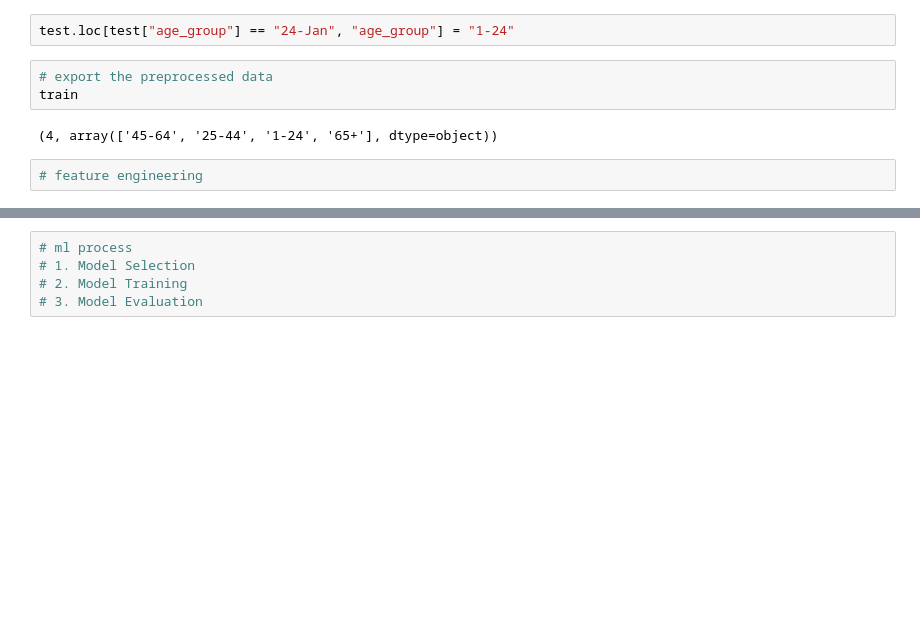
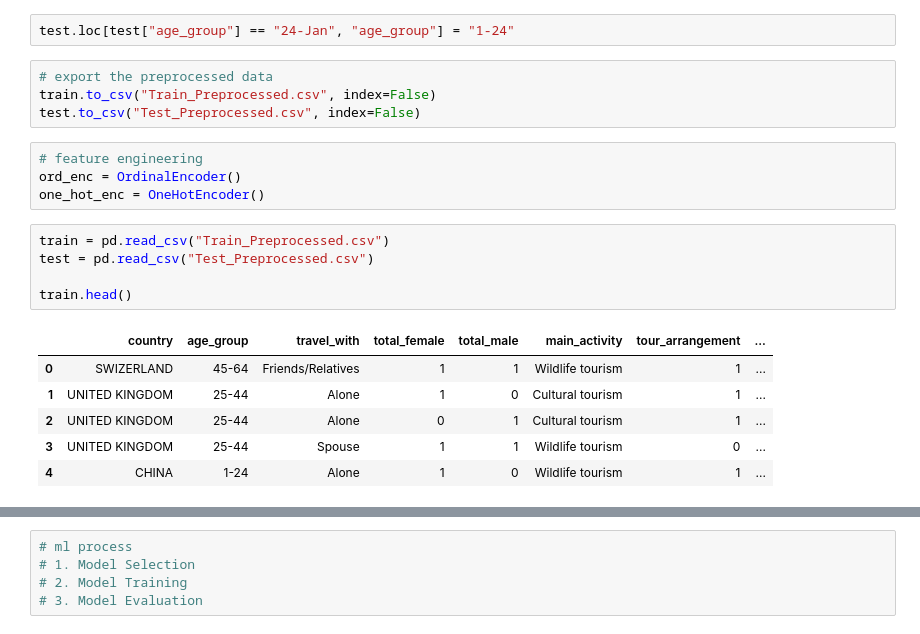
Before and after one commit to martinoywa/zindi-challenges, a Jupyter notebook: Tanzania Tourism Prediction/notebook.ipynb, the cells around one changed output, grey strips where cells are left out. Drawn from its saved outputs; the diff is of its cells as text; blank space fills up the shorter version.

```diff
--- a/Tanzania Tourism Prediction/notebook.ipynb
+++ b/Tanzania Tourism Prediction/notebook.ipynb
@@ -195,8 +197,21 @@ test["age_group"].nunique(), test["age_group"].unique()
 test.loc[test["age_group"] == "24-Jan", "age_group"] = "1-24"
 # %%
 # export the preprocessed data
-train
+train.to_csv("Train_Preprocessed.csv", index=False)
+test.to_csv("Test_Preprocessed.csv", index=False)
-# %% [output]
-(4, array(['45-64', '25-44', '1-24', '65+'], dtype=object))
 # %%
 # feature engineering
+ord_enc = OrdinalEncoder()
+one_hot_enc = OneHotEncoder()
+# %%
+train = pd.read_csv("Train_Preprocessed.csv")
+test = pd.read_csv("Test_Preprocessed.csv")
+
+train.head()
+# %% [output]
+|  | country | age_group | travel_with | total_female | total_male | main_activity | tour_arrangement | ... |
+| 0 | SWIZERLAND | 45-64 | Friends/Relatives | 1 | 1 | Wildlife tourism | 1 | ... |
+| 1 | UNITED KINGDOM | 25-44 | Alone | 1 | 0 | Cultural tourism | 1 | ... |
+| 2 | UNITED KINGDOM | 25-44 | Alone | 0 | 1 | Cultural tourism | 1 | ... |
+| 3 | UNITED KINGDOM | 25-44 | Spouse | 1 | 1 | Wildlife tourism | 0 | ... |
+| 4 | CHINA | 1-24 | Alone | 1 | 0 | Wildlife tourism | 1 | ... |
```
Also changed, not shown: parts of 5 cells of this notebook.
